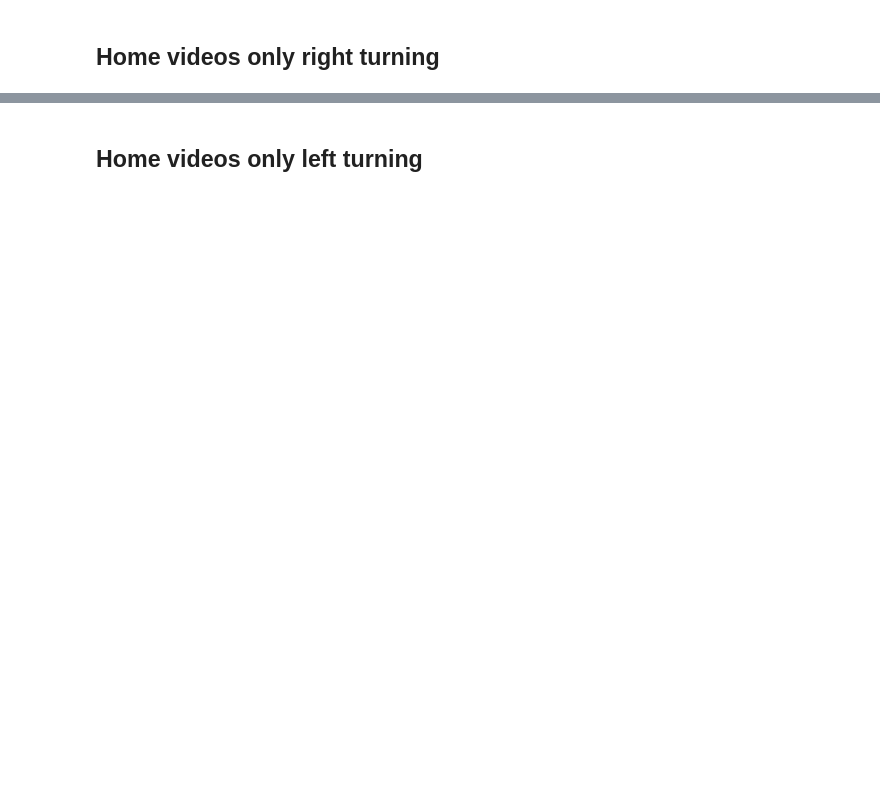
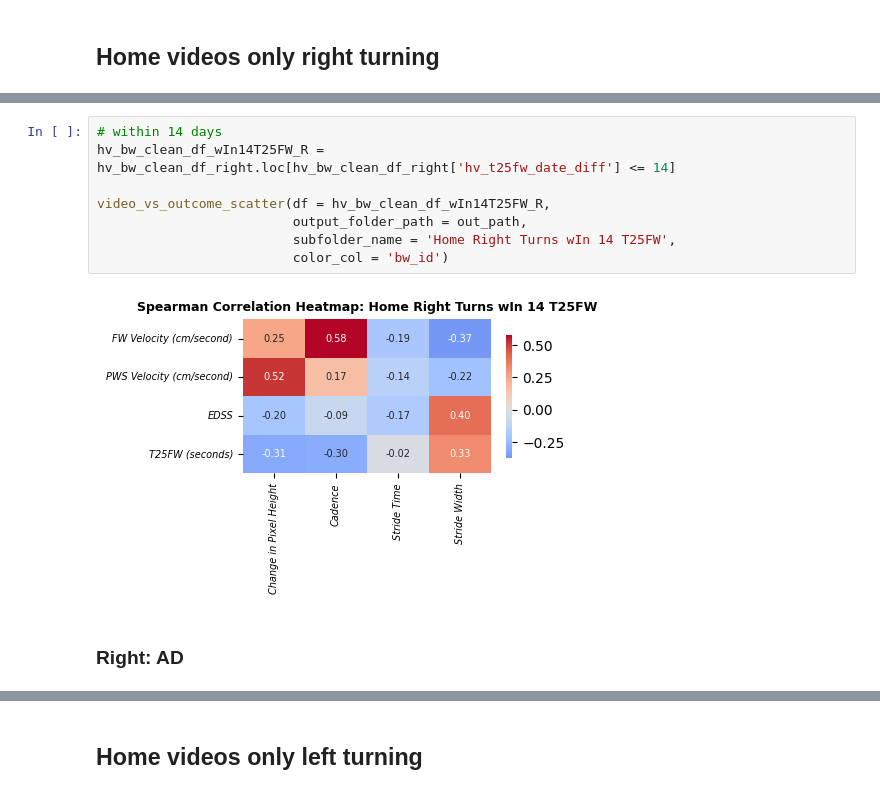
Before and after one commit to UCSF-MSLAB/HomeVideoAnalysis, a Jupyter notebook: megan_sandbox/gait_metric_analysis/003_scatter_video_metric_vs_outcomes.ipynb, the cells around one changed output, grey strips where cells are left out. Drawn from its saved outputs; the diff is of its cells as text; blank space fills up the shorter version.

```diff
--- a/megan_sandbox/gait_metric_analysis/003_scatter_video_metric_vs_outcomes.ipynb
+++ b/megan_sandbox/gait_metric_analysis/003_scatter_video_metric_vs_outcomes.ipynb
@@ -386,0 +386,12 @@ video_vs_outcome_scatter(df = hv_bw_clean_df_2_right,
+# %%
+# within 14 days
+hv_bw_clean_df_wIn14T25FW_R = hv_bw_clean_df_right.loc[hv_bw_clean_df_right['hv_t25fw_date_diff'] <= 14]
+
+video_vs_outcome_scatter(df = hv_bw_clean_df_wIn14T25FW_R,
+                         output_folder_path = out_path,
+                         subfolder_name = 'Home Right Turns wIn 14 T25FW',
+                         color_col = 'bw_id')
+# %% [output]
+[figure, added]
+# %% [markdown]
+### Right: AD
```
Also changed, not shown: parts of 74 cells of this notebook, 5 other files.
